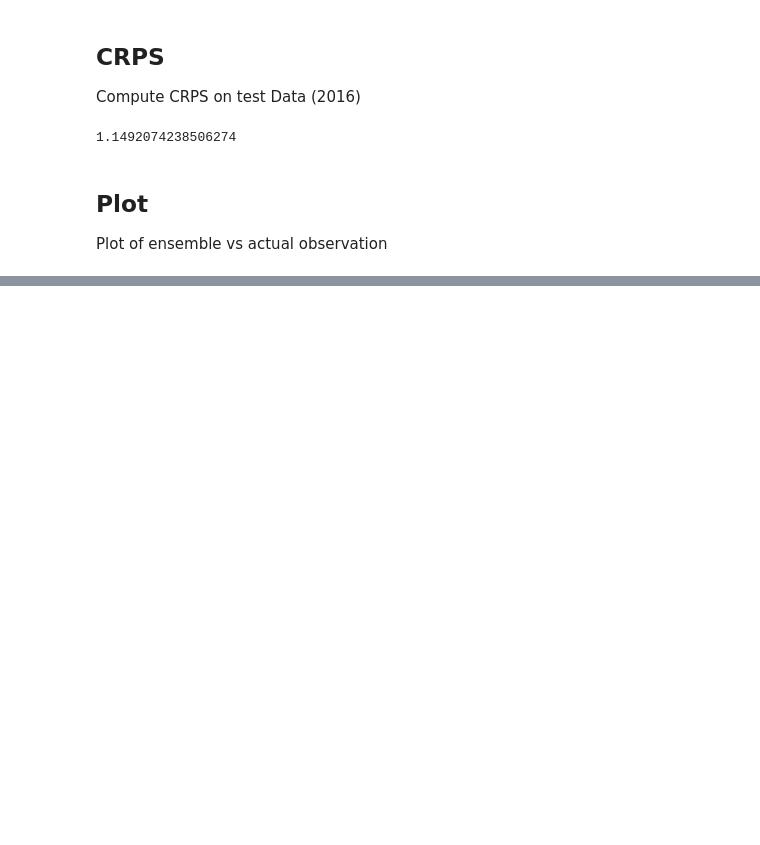
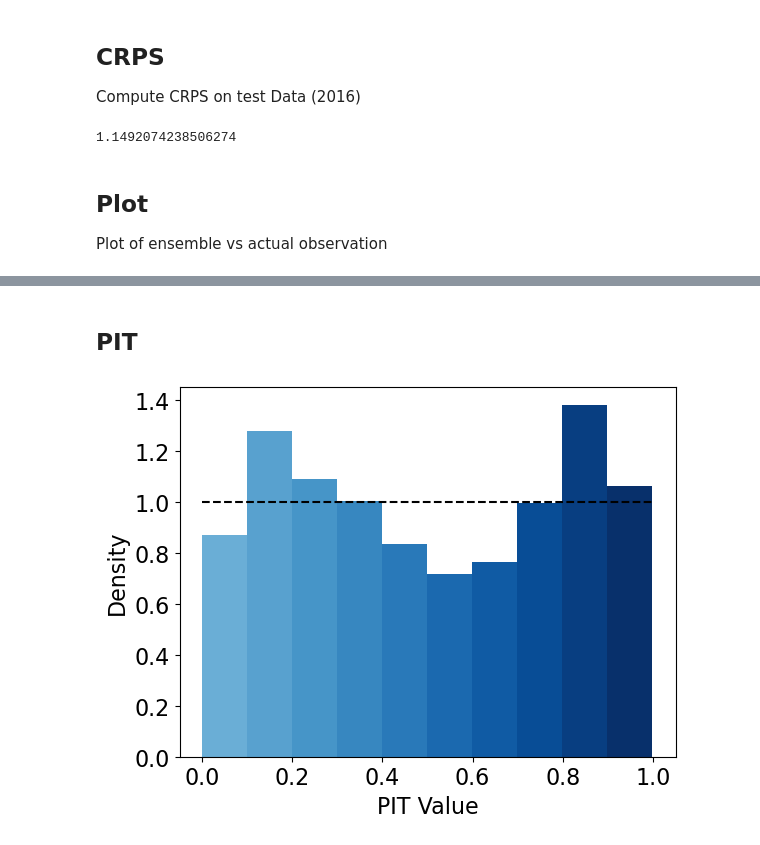
Before and after one commit to m-j-w-f/GNNPP, a Jupyter notebook: slerch_test/raw_ensemble.ipynb, the cells around one changed output, grey strips where cells are left out. Saved outputs shown, nothing was run; the diff lists cells and outputs as text; code cells hidden in the pictures; blank space fills up the shorter version.

```diff
--- a/slerch_test/raw_ensemble.ipynb
+++ b/slerch_test/raw_ensemble.ipynb
@@ -115,0 +120,2 @@ Text(0.5, 1.0, 'Predicted vs. observed 2m-temperatures\nCRPS=1.1492')
+# %% [markdown]
+## PIT
@@ -115,0 +124,33 @@ Text(0.5, 1.0, 'Predicted vs. observed 2m-temperatures\nCRPS=1.1492')
+# %%
+# Create Normal distribution based on the ensemble
+mu = np.mean(ens)
+sigma = np.sqrt(np.var(ens))
+
+# Usual PIT procedure
+probs = norm.cdf(obs.flatten(), loc=mu.flatten(), scale=sigma.flatten())  # scale is standard deviation
+n, bins, patches = plt.hist(probs, bins=10, density=True)
+
+# colors
+cm = mpl.colormaps['Blues']
+bin_centers = 0.5 * (bins[:-1] + bins[1:])
+
+# scale values to interval [0,1]
+col = bin_centers - min(bin_centers)
+col /= (max(col))
+
+def scale_interval(value, min_in, max_in, min_out, max_out):
+    # Scale value from [min_in, max_in] to [min_out, max_out]
+    scaled_value = min_out + (value - min_in) * (max_out - min_out) / (max_in - min_in)
+    return scaled_value
+
+col = scale_interval(col, 0, 1, 0.5,1)
+
+for c, p in zip(col, patches):
+    plt.setp(p, 'facecolor', cm(c))
+
+plt.hlines(xmin=0,xmax=1, y=1, colors="black", linestyles="--")
+plt.xlabel('PIT Value')
+plt.ylabel('Density')
+plt.savefig(f"../gnn/plots/PIT_raw_ensemble.eps", format='eps', bbox_inches='tight')
+# %% [output]
+[figure, added]
```
Also changed, not shown: parts of 5 cells of this notebook, 5 other files.
